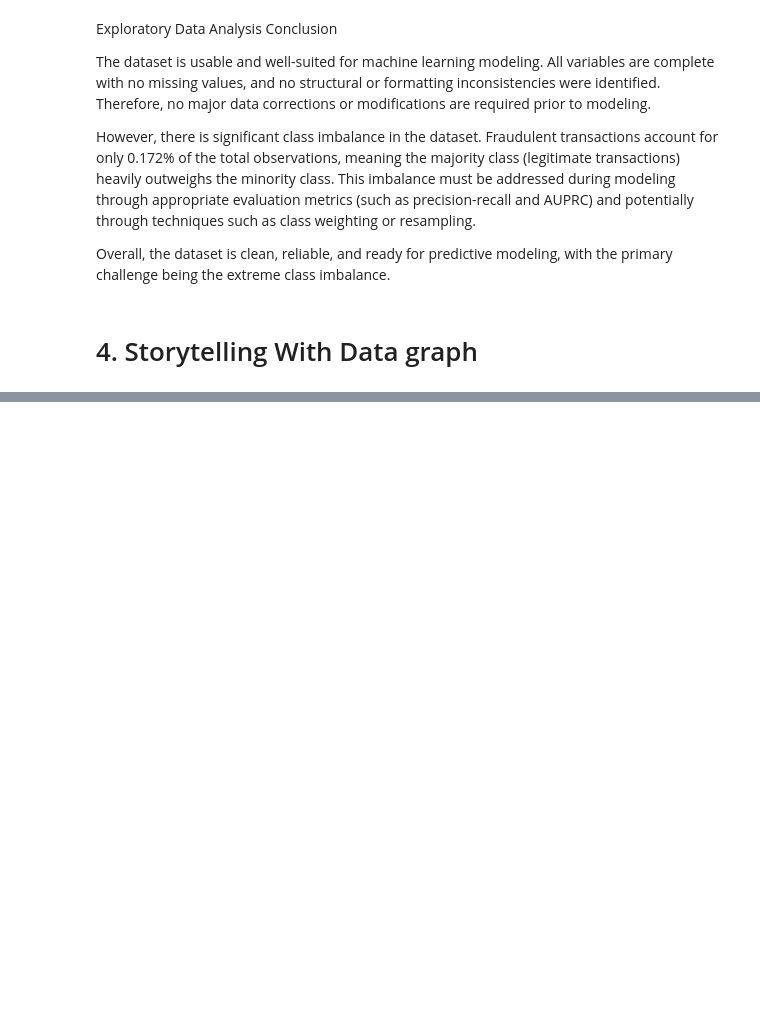
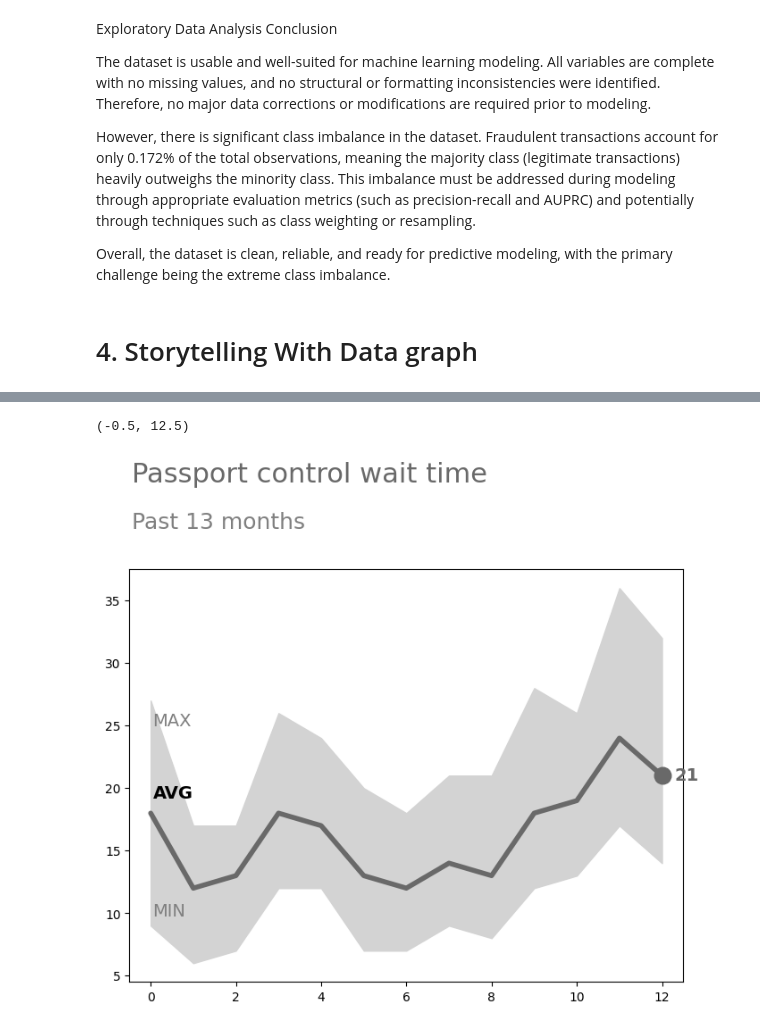
Before and after one commit to dho053-bu/Milestone-3-DX699, a Jupyter notebook: OMDS-ModB2-Week2-Ho-David.ipynb, the cells around one changed output, grey strips where cells are left out. Drawn from its saved outputs; the diff is of its cells as text; code cells hidden in the pictures; blank space fills up the shorter version.

```diff
--- a/OMDS-ModB2-Week2-Ho-David.ipynb
+++ b/OMDS-ModB2-Week2-Ho-David.ipynb
@@ -264,0 +217,37 @@ Together, the class distribution and transaction amount visualizations illustrat
+# %%
+import matplotlib.pyplot as plt
+import numpy as np
+
+months = ["Sep", "Oct", "Nov", "Dec", "Jan", "Feb", "Mar", "Apr", "May", "Jun", "Jul", "Aug", "Sep"]
+x = np.arange(len(months))
+
+avg = np.array([18, 12, 13, 18, 17, 13, 12, 14, 13, 18, 19, 24, 21])
+min_vals = np.array([9, 6, 7, 12, 12, 7, 7, 9, 8, 12, 13, 17, 14])
+max_vals = np.array([27, 17, 17, 26, 24, 20, 18, 21, 21, 28, 26, 36, 32])
+
+fig, ax = plt.subplots(figsize=(8, 6))
+
+# shaded min-max band
+ax.fill_between(x, min_vals, max_vals, color="lightgray", alpha=1.0)
+
+# average line
+ax.plot(x, avg, color="dimgray", linewidth=4, solid_capstyle="round")
+
+# emphasize last point
+ax.scatter(x[-1], avg[-1], s=180, color="dimgray", zorder=5)
+ax.text(x[-1] + 0.3, avg[-1], "21", va="center", fontsize=14, fontweight="bold", color="dimgray")
+
+# labels inside plot
+ax.text(0.05, max_vals[0] - 2, "MAX", color="gray", fontsize=14)
+ax.text(0.05, avg[0] + 1.2, "AVG", color="black", fontsize=14, fontweight="bold")
+ax.text(0.05, min_vals[0] + 0.8, "MIN", color="gray", fontsize=14)
+
+# title + subtitle
+ax.text(-0.45, 44.5, "Passport control wait time", fontsize=22, color="dimgray")
+ax.text(-0.45, 40.8, "Past 13 months", fontsize=18, color="gray")
+
+# axes
+ax.set_xlim(-0.5, len(months) - 0.5)
+# %% [output]
+(-0.5, 12.5)
+[figure, added]
```
Also changed, not shown: parts of 11 cells of this notebook, 4 other files.
